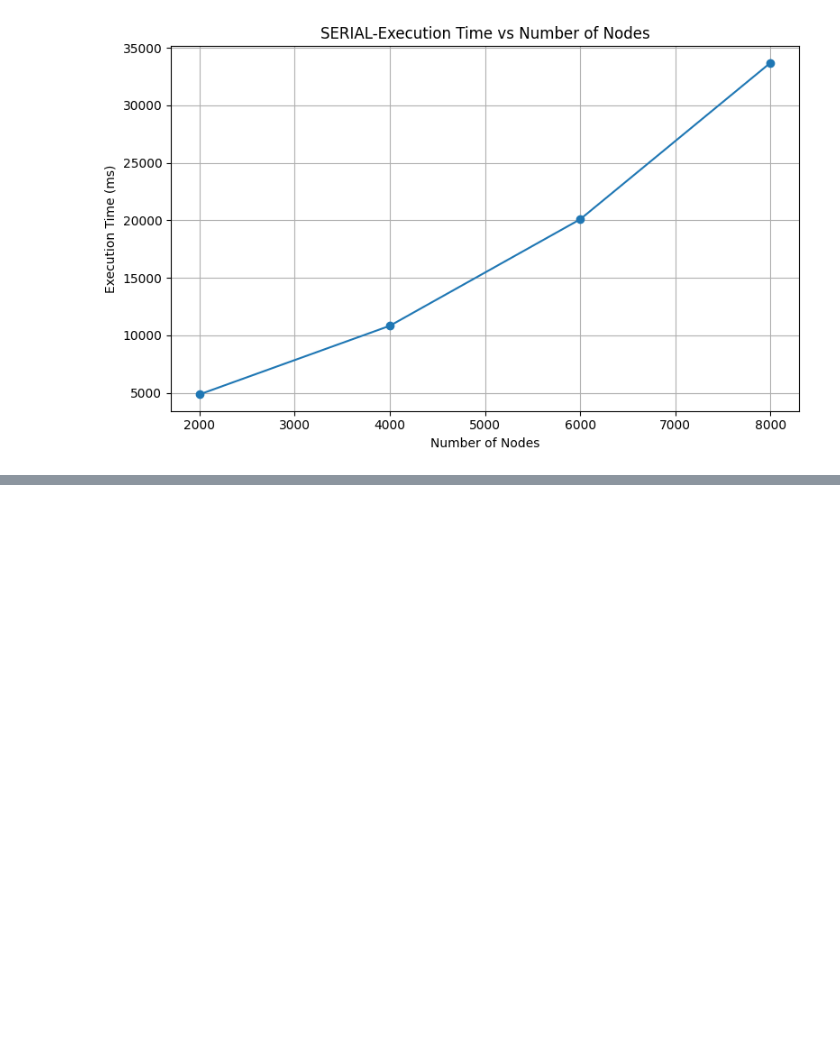
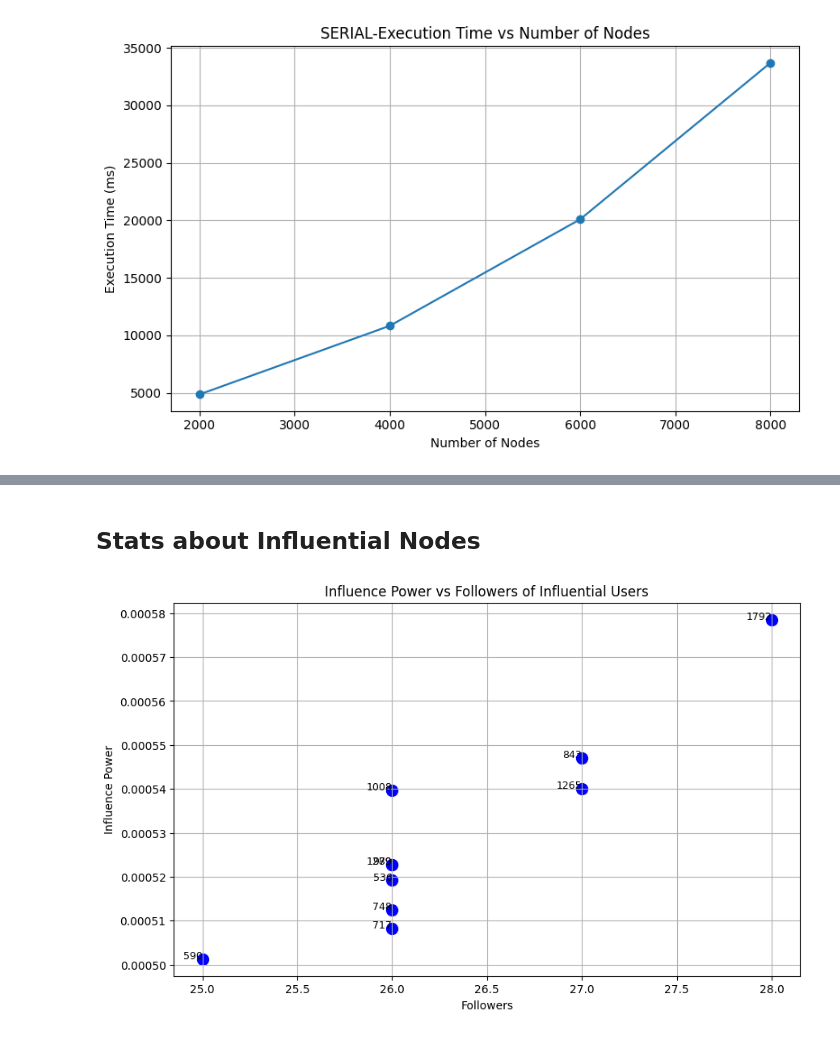
Before and after one commit to tauhaimran/Parallel-social-behavior-based-algorithm-for-identification-of-influential-users-in-social-network, a Jupyter notebook: report/performance_analysis.ipynb, the cells around one changed output, grey strips where cells are left out. Cells and saved outputs as stored; diff of their text form; code cells hidden in the pictures; blank space fills up the shorter version.

```diff
--- a/report/performance_analysis.ipynb
+++ b/report/performance_analysis.ipynb
@@ -55,0 +247,44 @@ plt.show()
+# %% [markdown]
+## Stats about Influential Nodes
+# %%
+import matplotlib.pyplot as plt
+import networkx as nx
+import numpy as np
+
+# Data for influential users
+nodes = [
+    {"id": 590, "followers": 25, "retweets": 4, "replies": 4, "mentions": 6, "influence_power": 0.000501255, "community_id": 0},
+    {"id": 1008, "followers": 26, "retweets": 9, "replies": 9, "mentions": 3, "influence_power": 0.0005397, "community_id": 161},
+    {"id": 748, "followers": 26, "retweets": 9, "replies": 6, "mentions": 5, "influence_power": 0.000512483, "community_id": 36},
+    {"id": 1792, "followers": 28, "retweets": 10, "replies": 4, "mentions": 7, "influence_power": 0.000578542, "community_id": 884},
+    {"id": 717, "followers": 26, "retweets": 5, "replies": 1, "mentions": 7, "influence_power": 0.000508284, "community_id": 0},
+    {"id": 536, "followers": 26, "retweets": 4, "replies": 6, "mentions": 9, "influence_power": 0.00051919, "community_id": 0},
+    {"id": 1289, "followers": 26, "retweets": 6, "replies": 7, "mentions": 6, "influence_power": 0.000522799, "community_id": 397},
+    {"id": 843, "followers": 27, "retweets": 6, "replies": 10, "mentions": 5, "influence_power": 0.000547091, "community_id": 0},
+    {"id": 979, "followers": 26, "retweets": 4, "replies": 6, "mentions": 10, "influence_power": 0.000522761, "community_id": 0},
+    {"id": 1265, "followers": 27, "retweets": 7, "replies": 7, "mentions": 3, "influence_power": 0.000540107, "community_id": 374}
+]
+
+# Prepare data for plotting
+ids = [node["id"] for node in nodes]
+followers = [node["followers"] for node in nodes]
+retweets = [node["retweets"] for node in nodes]
+replies = [node["replies"] for node in nodes]
+mentions = [node["mentions"] for node in nodes]
+influence_power = [node["influence_power"] for node in nodes]
+
+# Create a scatter plot to visualize the influence power against number of followers
+plt.figure(figsize=(10, 6))
+plt.scatter(followers, influence_power, color='blue', label='Influence Power vs Followers', s=100)
+
+# Adding labels
+for i, txt in enumerate(ids):
+    plt.annotate(txt, (followers[i], influence_power[i]), fontsize=9, ha='right')
+
+plt.title('Influence Power vs Followers of Influential Users')
+plt.xlabel('Followers')
+plt.ylabel('Influence Power')
+plt.grid(True)
+plt.show()
+# %% [output]
+[figure, added]
```
Also changed, not shown: parts of 13 cells of this notebook, 13 other files.
